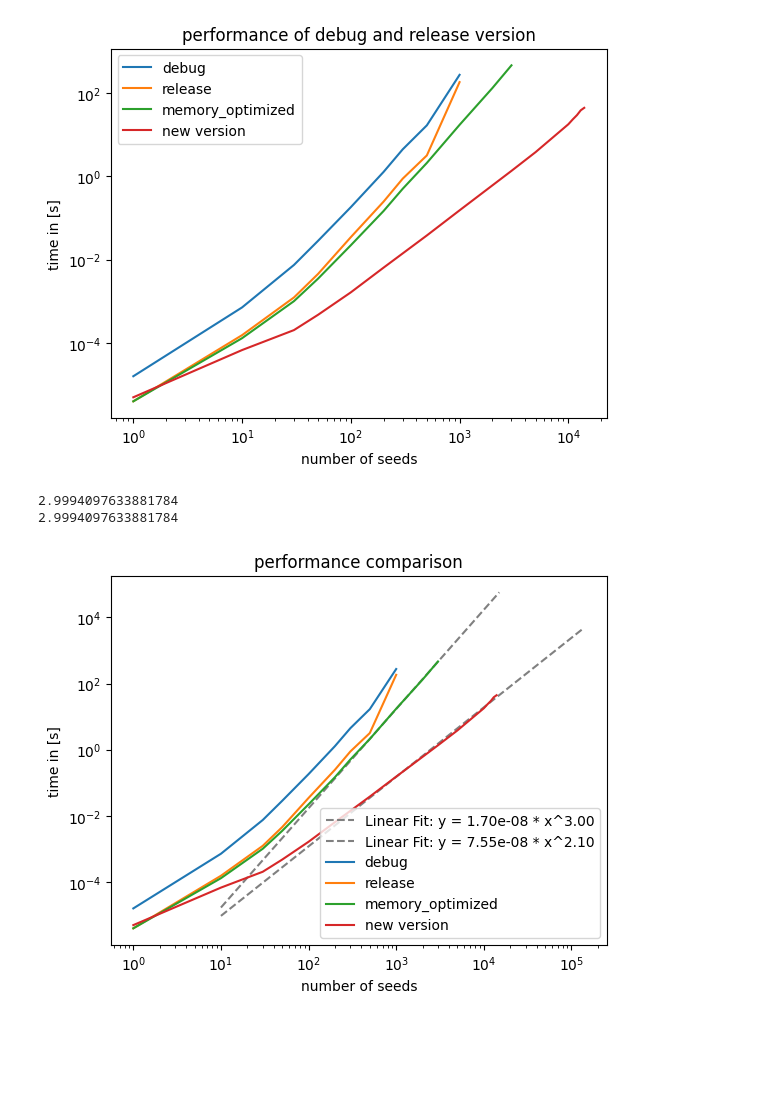
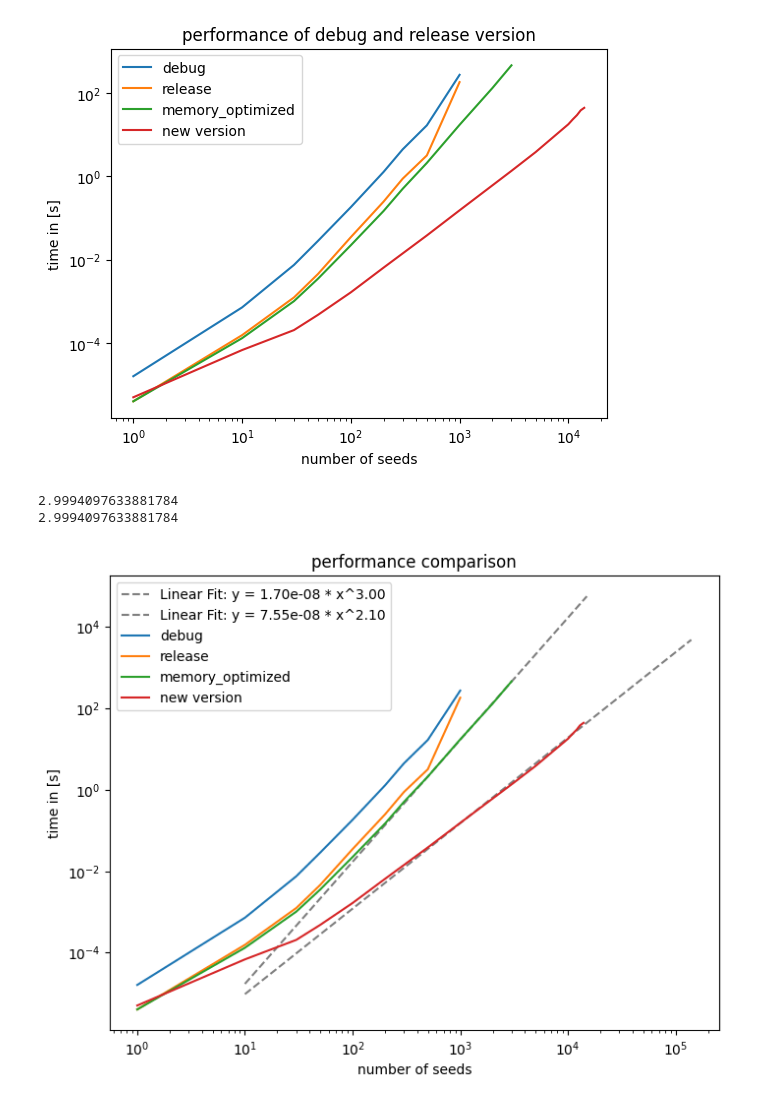
Before and after one commit to lucas56098/voronoi_mesh_project, a Jupyter notebook: animate.ipynb, the cells around one changed output. Drawn from its saved outputs; the diff is of its cells as text; code cells hidden in the pictures; blank space fills up the shorter version.

```diff
--- a/animate.ipynb
+++ b/animate.ipynb
@@ -112,6 +112,8 @@ from scipy.optimize import curve_fit
 
 def line(x, m, b):
     return m*x + b
+
+plt.figure(figsize=(8,6))
 
 popt, pcov = curve_fit(line, np.log(release_memory_opt[7:, 0]), np.log(release_memory_opt[7:,1]/1000000))
 
@@ -126,32 +128,32 @@ plt.plot(x_fit, y_fit, label=f'Linear Fit: y = {np.exp(b):.2e} * x^{m:.2f}', col
 
 
 popt1, pcov1 = curve_fit(line, np.log(new_algorithm[7:-1, 0]), np.log(new_algorithm[7:-1,1]/1000000))
 
 print(popt[0])
 m1 = popt1[0]
 b1 = popt1[1]
 
 # Plot the linear fit
 x_fit = np.linspace(min(new_algorithm[1:, 0]), max(new_algorithm[:, 0])*10, 100)
 y_fit = np.exp(line(np.log(x_fit), m1, b1))
 plt.plot(x_fit, y_fit, label=f'Linear Fit: y = {np.exp(b1):.2e} * x^{m1:.2f}', color='grey', linestyle = '--')
 
 
 
 plt.title('performance comparison')
 plt.xlabel('number of seeds')
 plt.ylabel('time in [s]')
 plt.yscale('log')
 plt.xscale('log')
 plt.plot(debug[:, 0], debug[:, 1]/1000000, label = 'debug')
 plt.plot(release[:, 0], release[:, 1]/1000000, label = 'release')
 plt.plot(release_memory_opt[:, 0], release_memory_opt[:, 1]/1000000, label = 'memory_optimized')
 plt.plot(new_algorithm[:, 0], new_algorithm[:, 1]/1000000, label = 'new version')
 
-plt.legend(loc = 'best')
+plt.legend(loc = 2)
 plt.savefig("figures/benchmark.png")
 plt.show()
 # %% [output]
 2.9994097633881784
 2.9994097633881784
-[figure, old version]
+[figure, new version]
```
Also changed, not shown: 1 other file.
